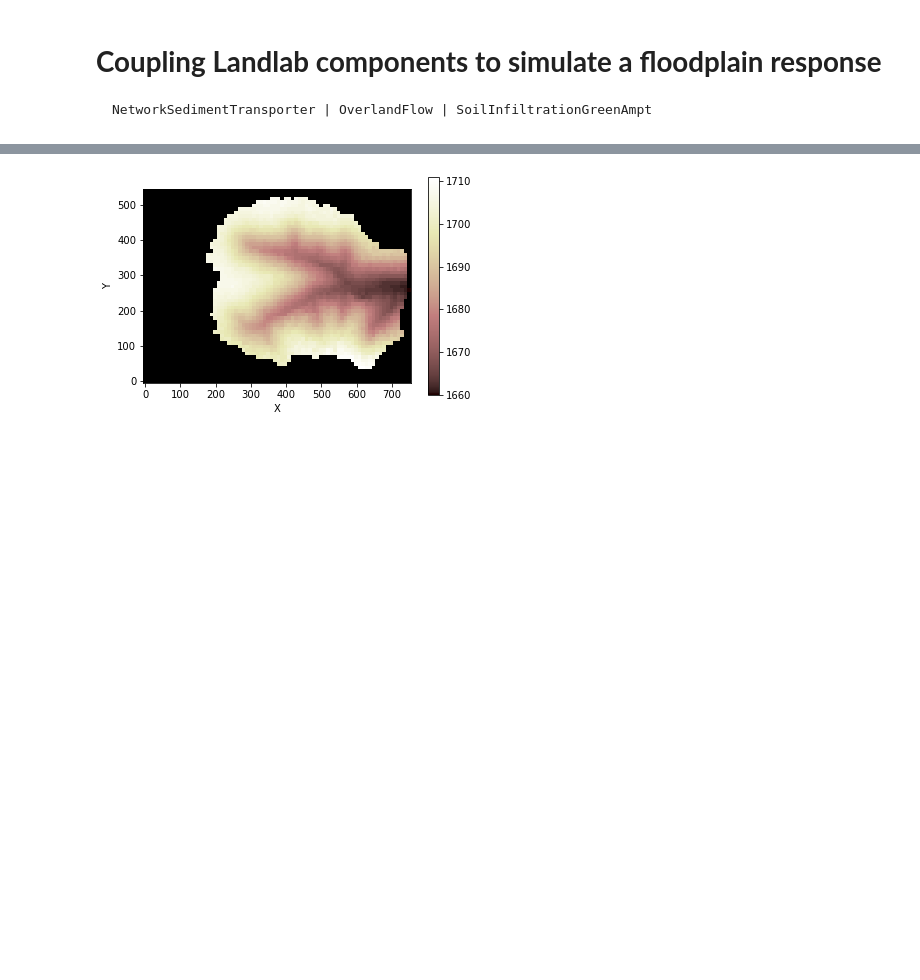
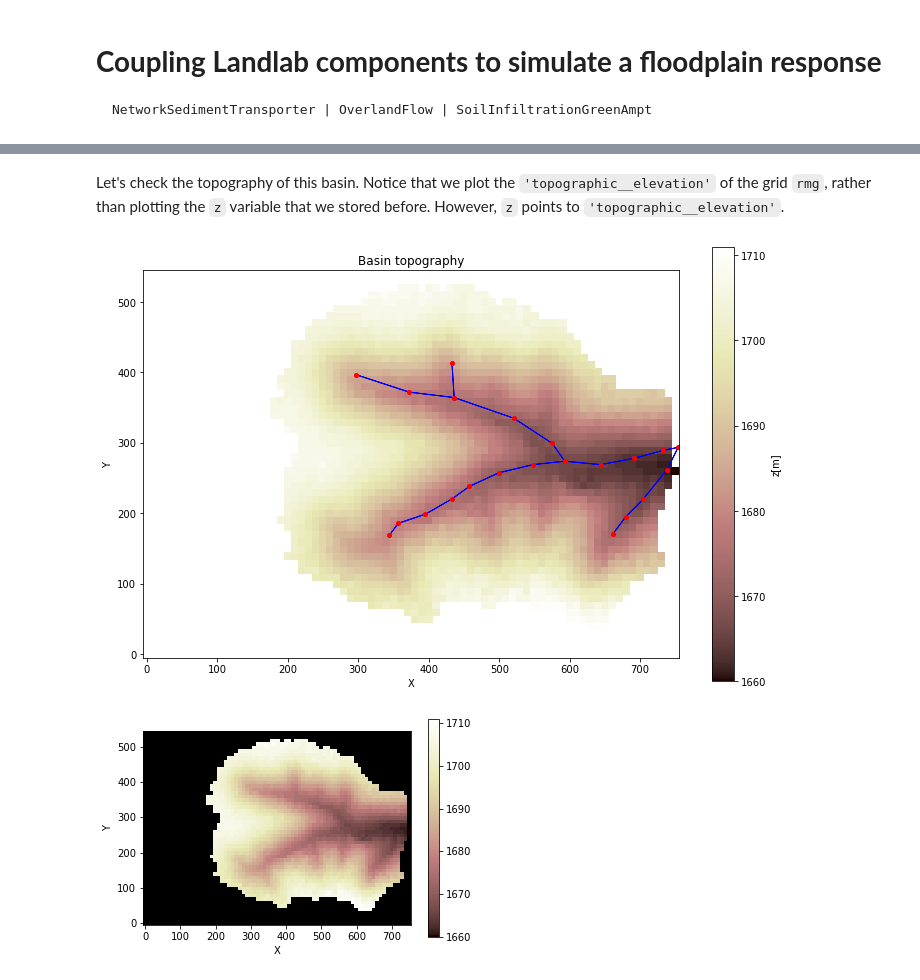
Before and after one commit to espin-2020/fluvial, a Jupyter notebook: fluvial_group.ipynb, the cells around one changed output, grey strips where cells are left out. Drawn from its saved outputs; the diff is of its cells as text; code cells hidden in the pictures; blank space fills up the shorter version.

```diff
--- a/fluvial_group.ipynb
+++ b/fluvial_group.ipynb
@@ -96 +132,26 @@ new_nodes_at_link=nodes_reformatted.reshape([21,2])
+# %%
+# Path to the arbitrary, very small, "real" catchment
+fname = './data/hugo_site.asc'
+
+# Read raster as Landlab grid and assign info in raster as z.
+rmg, z = read_esri_ascii(fname, name='topographic__elevation')
+
+# Nodes with an elevation of -9999 are considered empty
+# hence, interpreted as closed boundaries in the system
+rmg.status_at_node[np.isclose(z, -9999.)] = rmg.BC_NODE_IS_CLOSED
+rmg.set_watershed_boundary_condition('topographic__elevation')
+# %% [markdown]
+Let's check the topography of this basin. Notice that we plot the `'topographic__elevation'` of the grid `rmg`, rather than plotting the `z` variable that we stored before. However, `z` points to `'topographic__elevation'`.
+# %%
+# Plot topography
+plt.figure(figsize=(12,8))
+graph.plot_nodes(network_grid,with_id=False,markersize=4)
+graph.plot_links(new_network_grid,with_id=False)
+imshow_grid(rmg, 'topographic__elevation',\
+            plot_name="Basin topography",\
+            color_for_closed=None,\
+            colorbar_label="z [m]")
+plt.show()
+# %% [output]
+[figure, added]
 # %%
```
Also changed, not shown: parts of 16 cells of this notebook, 1 other file.
